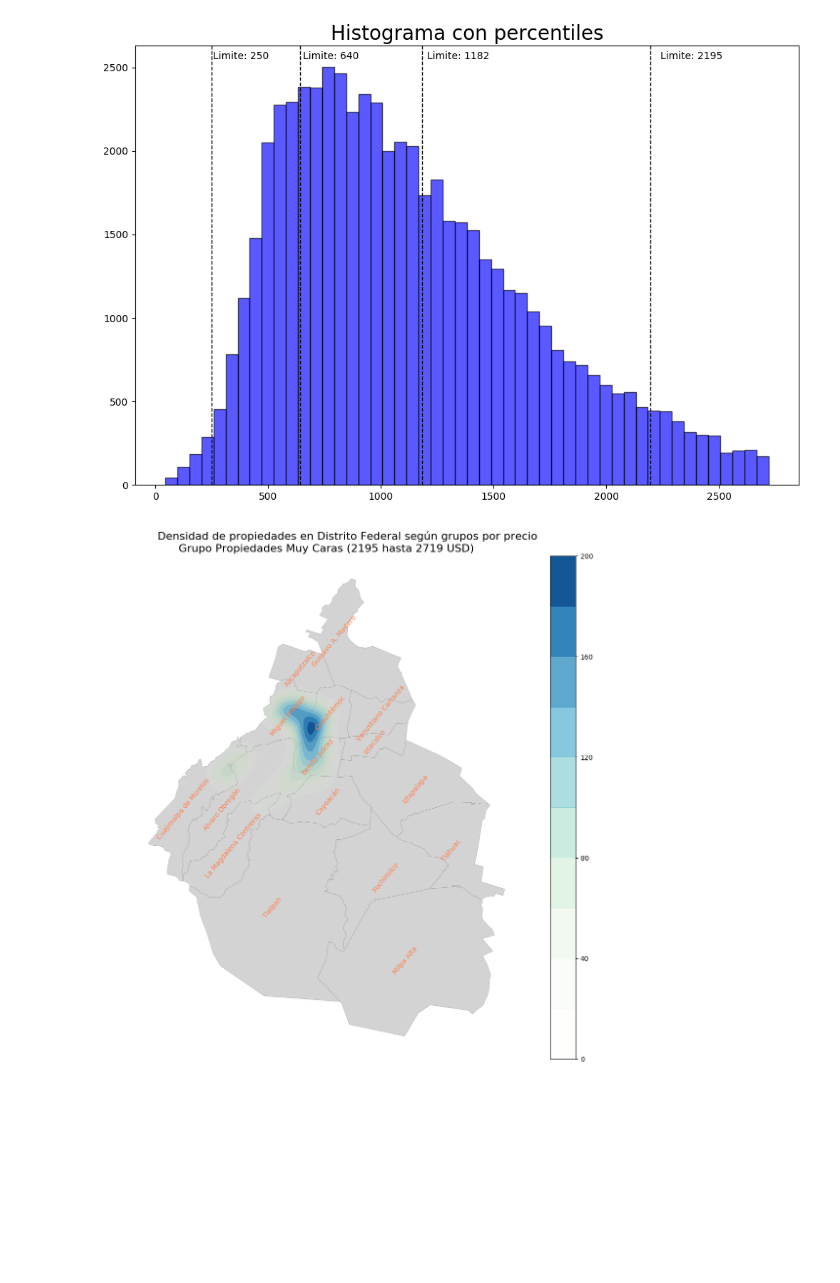
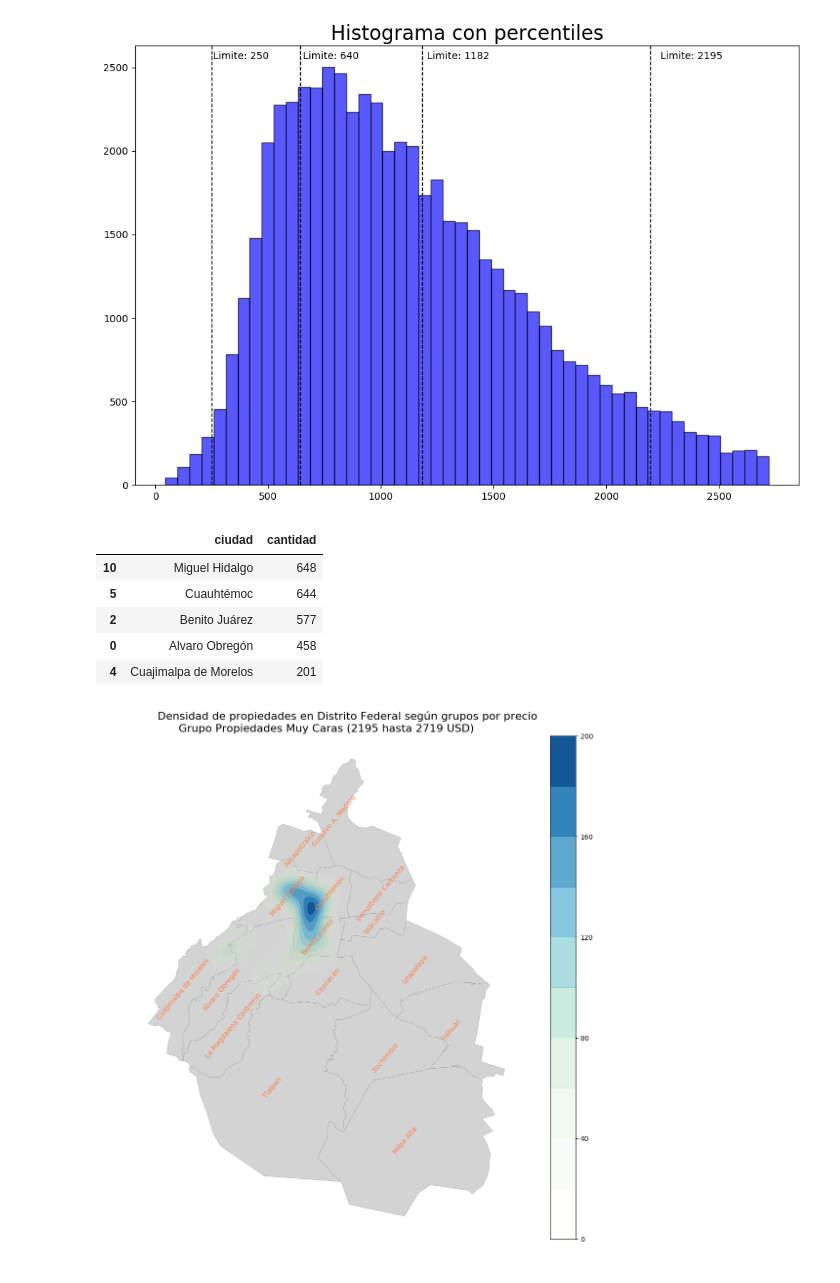
Before and after one commit to petermacgaul/orgaDatos-1, a Jupyter notebook: TP1/02-AnalisisMetroCuadrado.ipynb, the cells around one changed output. Cells and saved outputs as stored; diff of their text form; code cells hidden in the pictures; blank space fills up the shorter version.

Commit message:
agrego las ciudades principales de cada grupo

```diff
--- a/TP1/02-AnalisisMetroCuadrado.ipynb
+++ b/TP1/02-AnalisisMetroCuadrado.ipynb
@@ -607,6 +607,15 @@ def alpha_cmap(cmap):
 distfed = gpd.read_file('../shapes/distrito-federal/municipios/df_municipio.shp')
 
 distfed = coords_names(distfed)
+# %%
+preciosMuyAltos.groupby('ciudad').agg({'id':'count'}).rename(columns={'id':'cantidad'}).reset_index().sort_values(by='cantidad', ascending=False).head()
+# %% [output]
+|  | ciudad | cantidad |
+| 10 | Miguel Hidalgo | 648 |
+| 5 | Cuauhtémoc | 644 |
+| 2 | Benito Juárez | 577 |
+| 0 | Alvaro Obregón | 458 |
+| 4 | Cuajimalpa de Morelos | 201 |
 # %%
 fig, ax = plt.subplots(1, figsize=(12,12))
 
```
Also changed, not shown: parts of 4 cells of this notebook.
